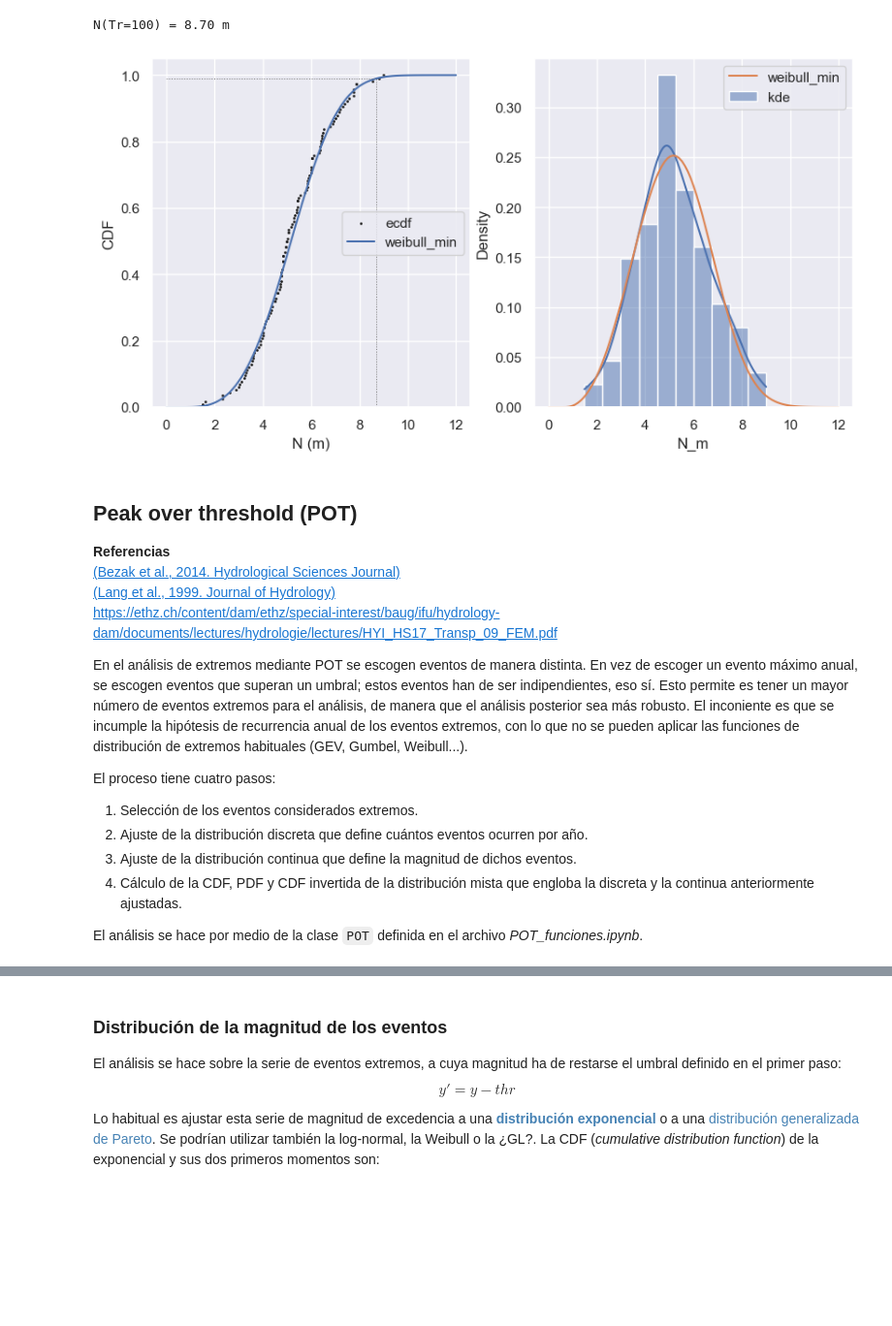
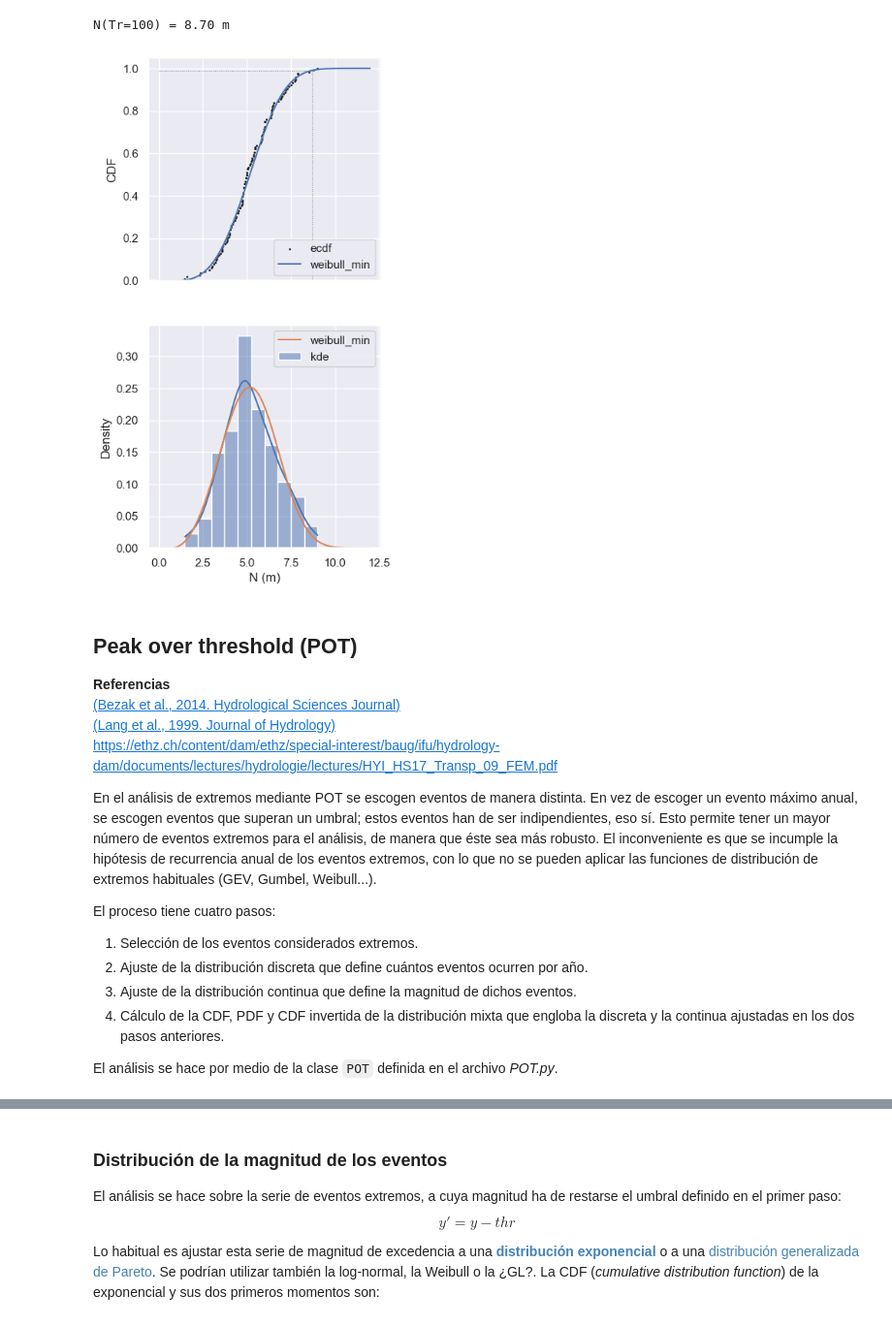
Before and after one commit to casadoj/Estadistica, a Jupyter notebook: docs/POT-explicación.ipynb, the cells around one changed output, grey strips where cells are left out. Shown: that part at 97% size. Drawn from its saved outputs; the diff is of its cells as text; code cells hidden in the pictures; blank space fills up the shorter version.

```diff
--- a/docs/POT-explicación.ipynb
+++ b/docs/POT-explicación.ipynb
@@ -23,16 +23,13 @@ __[Peak over threshold](#Peak-over-threshold)__<br>
 [Definición de la distribución mixta (Poisson + exponenecial)](#Definición-de-la-distribución-mixta-(Poisson-+-exponenecial))<br>
 [Aplicación al ejemplo](#Aplicación-al-ejemplo)<br>
 # %%
-import sys
-sys.path.append('../src')
-
 import numpy as np
 import pandas as pd
 from fitter import Fitter
-from POT_funciones import POT
 from pathlib import Path
 import matplotlib.pyplot as plt
 import seaborn as sns
+sns.set()
 from datetime import datetime
 from scipy import stats
 from statsmodels.distributions.empirical_distribution import ECDF
@@ -116,20 +113,21 @@ print('N(Tr=100) = {0:.2f} m'.format(N100_ma))
 N(Tr=100) = 8.70 m
 # %%
 # gráfico de comparación
-fig, ax = plt.subplots(ncols=2, figsize=(10, 5))
+fig, ax = plt.subplots(nrows=2, figsize=(4, 8.5), sharex=True)
 
 ax[0].scatter(Nma, qs, s=1, c='k', label='ecdf')
 ax[0].plot(x, cdf, label=distStr)
 ax[0].hlines(.99, 0, N100_ma, lw=.75, ls=':', color='gray')
 ax[0].vlines(N100_ma, 0, .99, lw=.75, ls=':', color='gray')
-ax[0].set(ylim=(0), ylabel='CDF', xlabel='N (m)')
-ax[0].legend(loc=7);
+ax[0].set(ylim=(0), ylabel='CDF')
+ax[0].legend(loc=4);
 
 sns.histplot(Nma, kde=True, stat='density', ax=ax[1], label='kde')
-plt.plot(x, pdf, c='C1', label=distStr)
+ax[1].plot(x, pdf, c='C1', label=distStr)
+ax[1].set(xlabel='N (m)')
 ax[1].legend();
 # %% [output]
-[figure, old version]
+[figure, new version]
 # %% [markdown]
 ## Peak over threshold (POT)
 
@@ -138,12 +136,12 @@ __Referencias__<br>
 [(Lang et al., 1999. Journal of Hydrology)](https://www.sciencedirect.com/science/article/pii/S0022169499001675)<br>
 https://ethz.ch/content/dam/ethz/special-interest/baug/ifu/hydrology-dam/documents/lectures/hydrologie/lectures/HYI_HS17_Transp_09_FEM.pdf<br>
 
-En el análisis de extremos mediante POT se escogen eventos de manera distinta. En vez de escoger un evento máximo anual, se escogen eventos que superan un umbral; estos eventos han de ser indipendientes, eso sí. Esto permite es tener un mayor número de eventos extremos para el análisis, de manera que el análisis posterior sea más robusto. El inconiente es que se incumple la hipótesis de recurrencia anual de los eventos extremos, con lo que no se pueden aplicar las funciones de distribución de extremos habituales (GEV, Gumbel, Weibull...).
+En el análisis de extremos mediante POT se escogen eventos de manera distinta. En vez de escoger un evento máximo anual, se escogen eventos que superan un umbral; estos eventos han de ser indipendientes, eso sí. Esto permite tener un mayor número de eventos extremos para el análisis, de manera que éste sea más robusto. El inconveniente es que se incumple la hipótesis de recurrencia anual de los eventos extremos, con lo que no se pueden aplicar las funciones de distribución de extremos habituales (GEV, Gumbel, Weibull...).
 
 El proceso tiene cuatro pasos:
 1.  Selección de los eventos considerados extremos.
 2.  Ajuste de la distribución discreta que define cuántos eventos ocurren por año.
 3.  Ajuste de la distribución continua que define la magnitud de dichos eventos.
-4.  Cálculo de la CDF, PDF y CDF invertida de la distribución mista que engloba la discreta y la continua anteriormente ajustadas.
+4.  Cálculo de la CDF, PDF y CDF invertida de la distribución mixta que engloba la discreta y la continua ajustadas en los dos pasos anteriores.
 
-El análisis se hace por medio de la clase `POT` definida en el archivo *POT_funciones.ipynb*.
+El análisis se hace por medio de la clase `POT` definida en el archivo *POT.py*.
```
Also changed, not shown: parts of 14 cells of this notebook, 1 other file.
